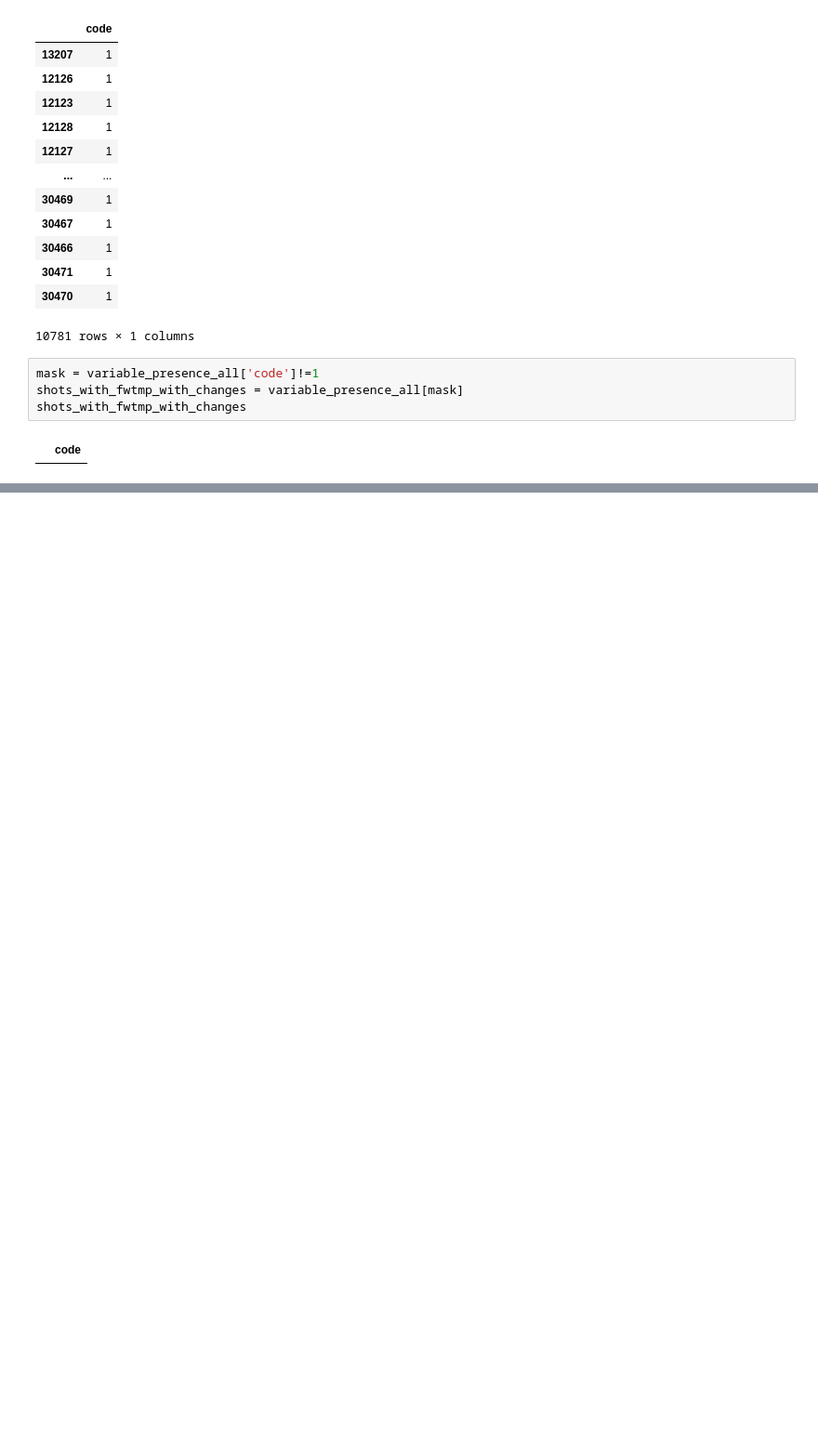
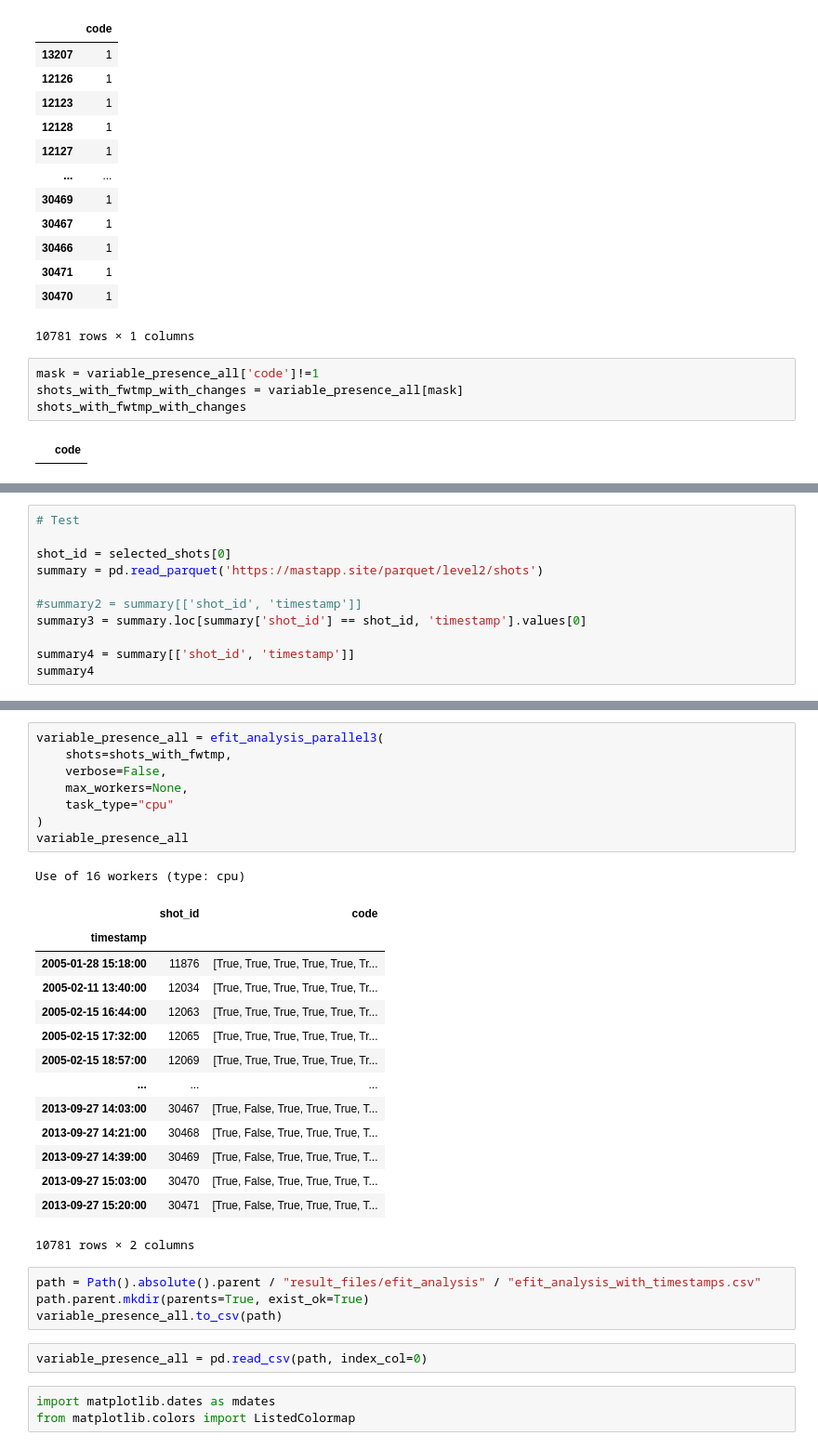
Before and after one commit to LouisBrusset/ITER-magnetics-diagnostic-analysis, a Jupyter notebook: notebooks/experiments/efit++_analysis.ipynb, the cells around one changed output, grey strips where cells are left out. Shown at 93% size. Cells and saved outputs as stored; diff of their text form; blank space fills up the shorter version.

```diff
--- a/notebooks/experiments/efit++_analysis.ipynb
+++ b/notebooks/experiments/efit++_analysis.ipynb
@@ -637,0 +642,11 @@ shots_with_fwtmp_with_changes
+# %%
+# Test
+
+shot_id = selected_shots[0]
+summary = pd.read_parquet('https://mastapp.site/parquet/level2/shots')
+
+#summary2 = summary[['shot_id', 'timestamp']]
+summary3 = summary.loc[summary['shot_id'] == shot_id, 'timestamp'].values[0]
+
+summary4 = summary[['shot_id', 'timestamp']]
+summary4
@@ -637,0 +748,33 @@ shots_with_fwtmp_with_changes
+# %%
+variable_presence_all = efit_analysis_parallel3(
+    shots=shots_with_fwtmp,
+    verbose=False,
+    max_workers=None,
+    task_type="cpu"
+)
+variable_presence_all
+# %% [output]
+Use of 16 workers (type: cpu)
+|  | shot_id | code |
+| timestamp |  |  |
+| 2005-01-28 15:18:00 | 11876 | [True, True, True, True, True, Tr... |
+| 2005-02-11 13:40:00 | 12034 | [True, True, True, True, True, Tr... |
+| 2005-02-15 16:44:00 | 12063 | [True, True, True, True, True, Tr... |
+| 2005-02-15 17:32:00 | 12065 | [True, True, True, True, True, Tr... |
+| 2005-02-15 18:57:00 | 12069 | [True, True, True, True, True, Tr... |
+| ... | ... | ... |
+| 2013-09-27 14:03:00 | 30467 | [True, False, True, True, True, T... |
+| 2013-09-27 14:21:00 | 30468 | [True, False, True, True, True, T... |
+| 2013-09-27 14:39:00 | 30469 | [True, False, True, True, True, T... |
+| 2013-09-27 15:03:00 | 30470 | [True, False, True, True, True, T... |
+| 2013-09-27 15:20:00 | 30471 | [True, False, True, True, True, T... |
+10781 rows × 2 columns
+# %%
+path = Path().absolute().parent / "result_files/efit_analysis" / "efit_analysis_with_timestamps.csv"
+path.parent.mkdir(parents=True, exist_ok=True)
+variable_presence_all.to_csv(path)
+# %%
+variable_presence_all = pd.read_csv(path, index_col=0)
+# %%
+import matplotlib.dates as mdates
+from matplotlib.colors import ListedColormap
```
Also changed, not shown: parts of 7 cells of this notebook, 3 other files.
